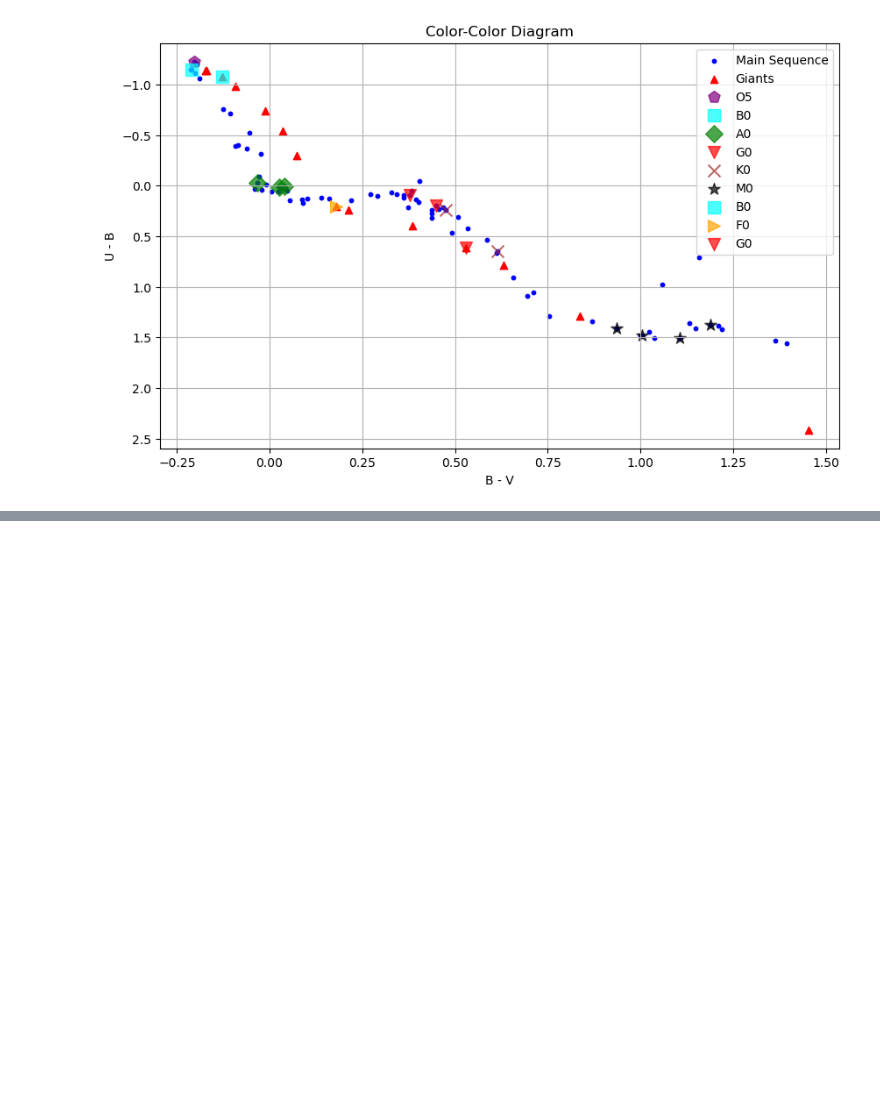
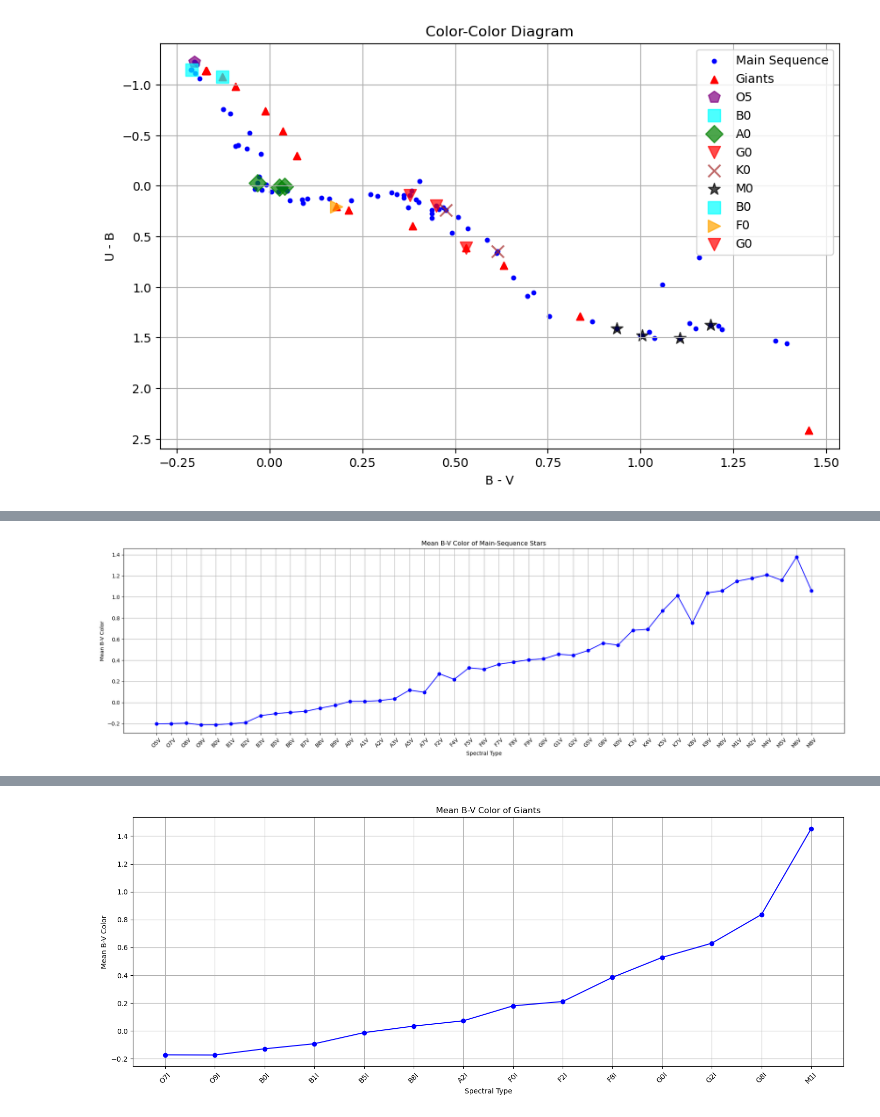
Before and after one commit to TapWhite/ALOP-PROBLEM-1-part2, a Jupyter notebook: ALOP tijdelijk.ipynb, the cells around one changed output, grey strips where cells are left out. Drawn from its saved outputs; the diff is of its cells as text; code cells hidden in the pictures; blank space fills up the shorter version.

```diff
--- a/ALOP tijdelijk.ipynb
+++ b/ALOP tijdelijk.ipynb
@@ -272,3 +305,76 @@ plt.grid(True)
 plt.show()
 # %% [output]
 [figure]
+# %%
+import pandas as pd
+mean_bv = pd.read_csv('mean_bv.csv', index_col=0)  # 'index_col=0' to keep the 'type' as index
+
+# Reset the index to move 'type' to a regular column
+mean_bv = mean_bv.reset_index()
+#print(mean_bv)
+
+# Define the order of the types
+type_order = ['O', 'B', 'A', 'F', 'G', 'K', 'M']
+
+# Create a mapping for sorting based on the first character of the type
+mean_bv['type_order'] = mean_bv['type'].str[0].map({t: i for i, t in enumerate(type_order)})
+
+# Split the DataFrame into two based on the last character of 'type'
+df_V = mean_bv[mean_bv['type'].str.endswith('V')].copy()
+
+# Create columns for sorting: one for the letter and one for the number
+df_V['letter'] = df_V['type'].str[0]  # First character
+df_V['number'] = df_V['type'].str[1:-1].astype(int)  # Numeric part as integer
+
+# Sort the DataFrame based on the custom order
+df_V.sort_values(by=['type_order', 'number'], inplace=True)
+
+# Drop the auxiliary columns since they are no longer needed
+df_V = df_V.drop(columns=['type_order', 'letter', 'number'])
+
+# Display the sorted DataFrame
+print("DataFrame with types ending in 'V':")
+print(df_V)
+
+
+# Plotting
+plt.figure(figsize=(20, 6))
+plt.plot(df_V['type'], df_V['B-V'], marker='o', linestyle='-', color='b')
+plt.title('Mean B-V Color of Main-Sequence Stars')
+plt.xlabel('Spectral Type')
+plt.ylabel('Mean B-V Color')
+plt.xticks(rotation=45)  # Rotate x-axis labels for better readability
+plt.grid()
+plt.tight_layout()  # Adjust layout to prevent clipping of labels
+plt.show()
+
+
+# Split the DataFrame into two based on the last character of 'type'
+df_I = mean_bv[mean_bv['type'].str.endswith('I')].copy()
+
+# Create columns for sorting: one for the letter and one for the number
+df_I['letter'] = df_I['type'].str[0]  # First character
+df_I['number'] = df_I['type'].str[1:-1].astype(int)  # Numeric part as integer
+
+# Sort the DataFrame based on the custom order
+df_I.sort_values(by=['type_order', 'number'], inplace=True)
+
+# Drop the auxiliary columns since they are no longer needed
+df_I = df_I.drop(columns=['type_order', 'letter', 'number'])
+
+# Display the sorted DataFrame
+print("DataFrame with types ending in 'I':")
+print(df_I)
+
+
+# Plotting
+plt.figure(figsize=(15, 6))
+plt.plot(df_I['type'], df_I['B-V'], marker='o', linestyle='-', color='b')
+plt.title('Mean B-V Color of Giants')
+plt.xlabel('Spectral Type')
+plt.ylabel('Mean B-V Color')
+plt.xticks(rotation=45)  # Rotate x-axis labels for better readability
+plt.grid()
+plt.tight_layout()  # Adjust layout to prevent clipping of labels
+plt.show()
+# %% [output]
@@ -274,0 +398 @@ plt.show()
+[figure, added]
@@ -275,3 +415,4 @@ plt.show()
+[figure, added]
 # %%
 from astropy.constants import c, h, k_B
 def blackbody_flux(wavelength, temperature):
```
Also changed, not shown: parts of 7 cells of this notebook, 6 other files.
